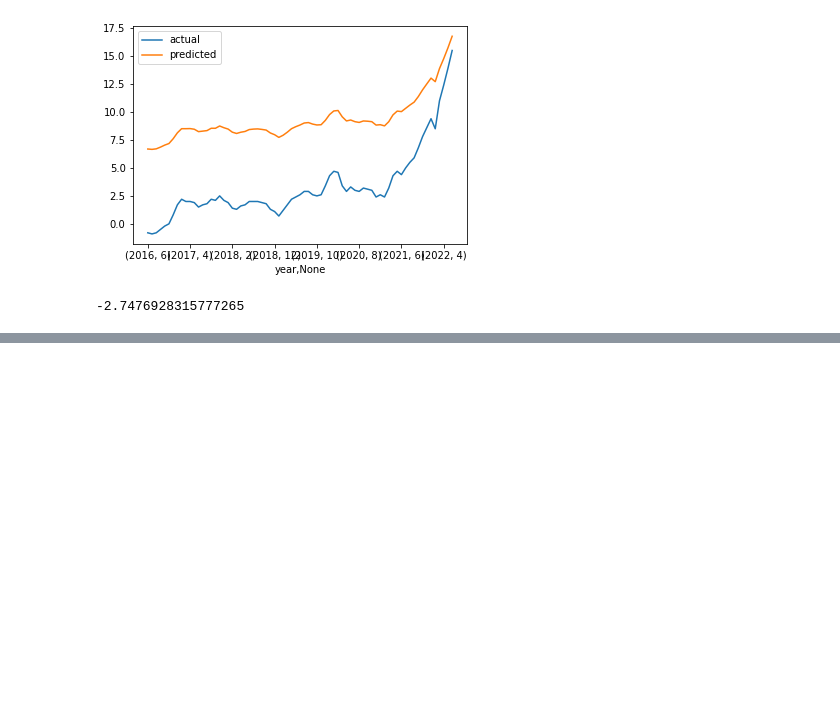
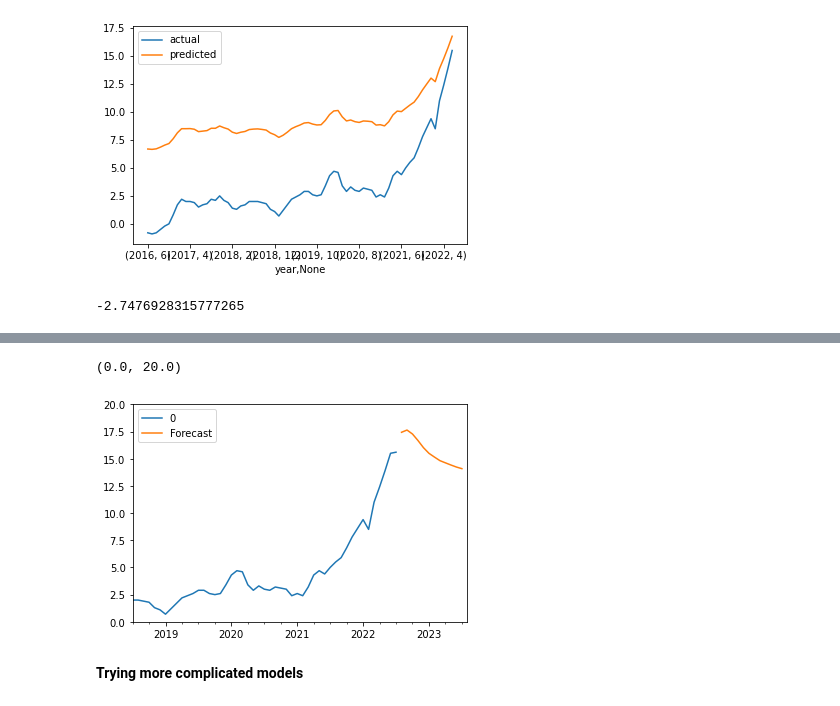
Before and after one commit to monikachudyba/ArtificialNeuralNetworkProjects, a Jupyter notebook: RNN-EconomicIndicators.ipynb, the cells around one changed output, grey strips where cells are left out. Saved outputs shown, nothing was run; the diff lists cells and outputs as text; code cells hidden in the pictures; blank space fills up the shorter version.

```diff
--- a/RNN-EconomicIndicators.ipynb
+++ b/RNN-EconomicIndicators.ipynb
@@ -680,0 +769,10 @@ TO DO: LSTM, GRU, forecasting another year
+# %%
+ax = df.plot()
+forecast_df.plot(ax=ax)
+plt.xlim('2018-07-01', '2023-08-01')
+plt.ylim(0,20)
+# %% [output]
+(0.0, 20.0)
+[figure, added]
+# %% [markdown]
+**Trying more complicated models**
```
Also changed, not shown: parts of 29 cells of this notebook.
